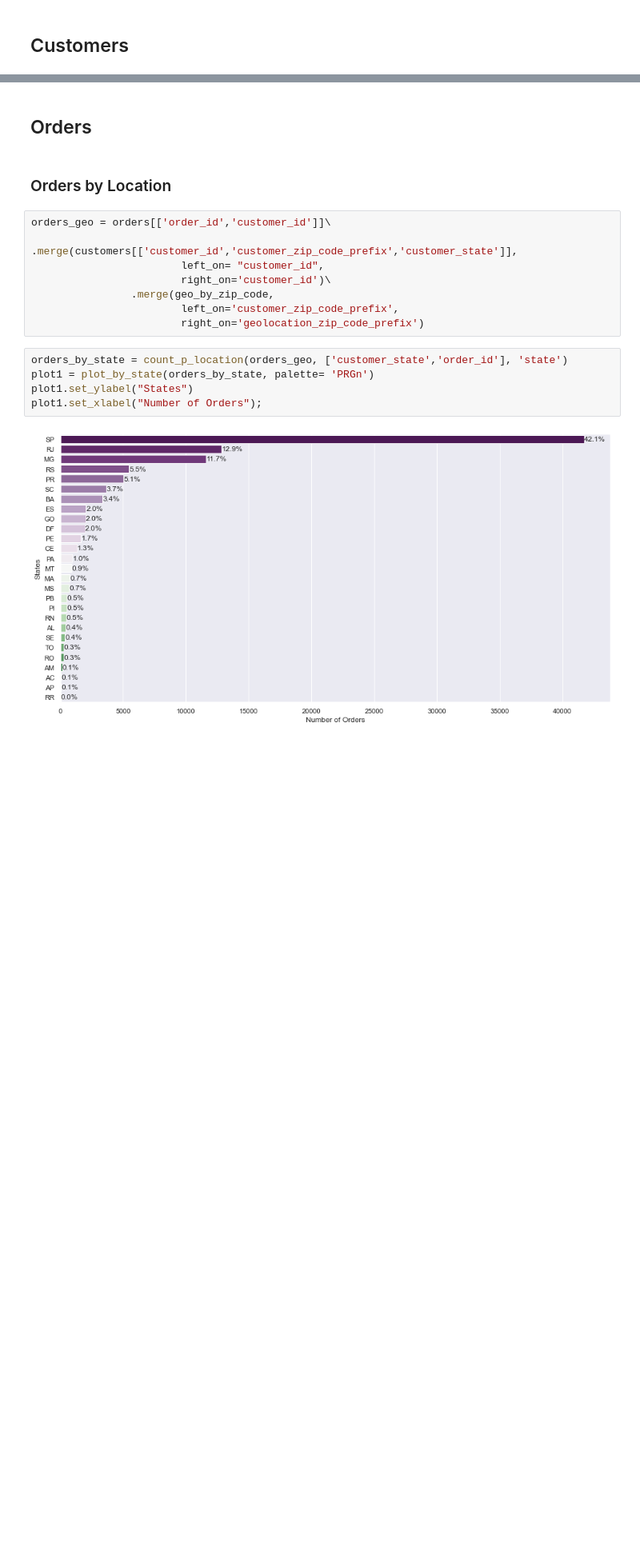
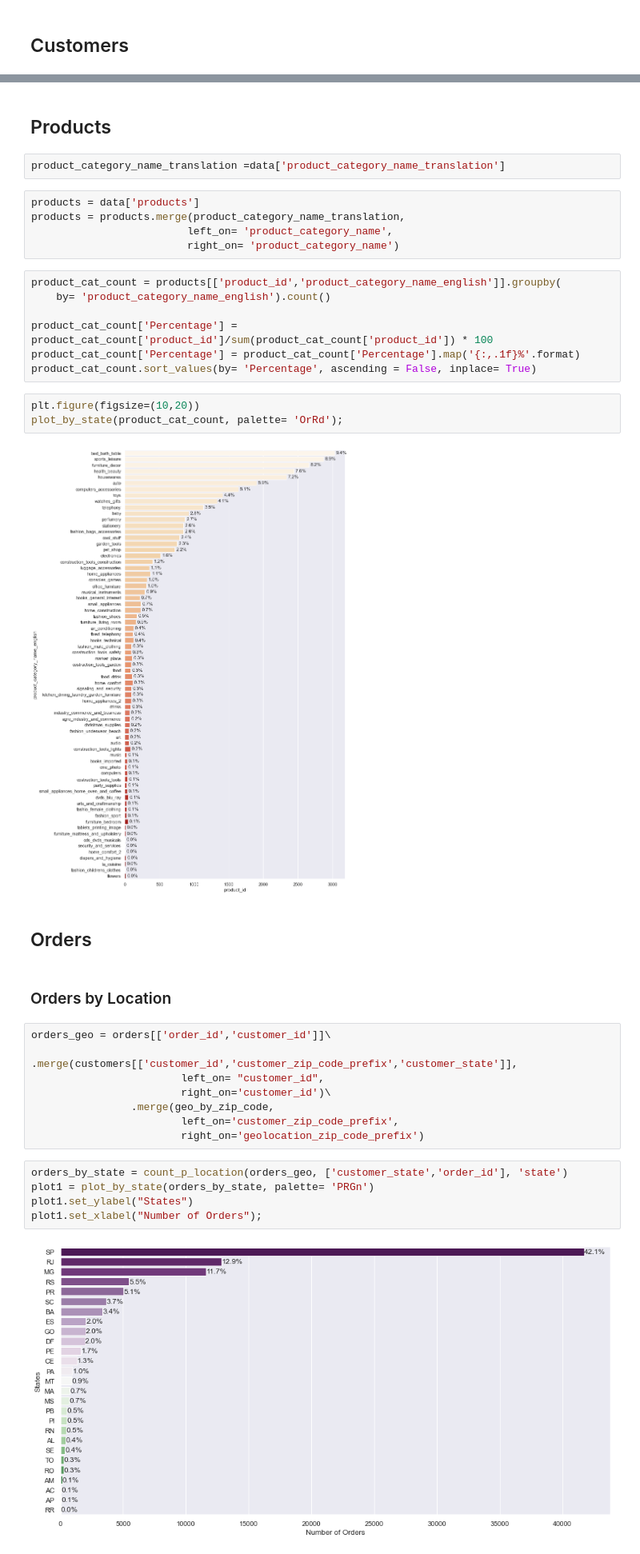
Before and after one commit to honnsey/Olist, a Jupyter notebook: OLIST.ipynb, the cells around one changed output, grey strips where cells are left out. Shown at 80% size. Cells and saved outputs as stored; diff of their text form; blank space fills up the shorter version.

```diff
--- a/OLIST.ipynb
+++ b/OLIST.ipynb
@@ -62,6 +61,27 @@ customers_by_zip_code = count_p_location(customers, ['customer_zip_code_prefix',
 plot_cluster(customers_by_zip_code)
 # %% [output]
 [interactive output not drawn]
+# %% [markdown]
+## Products
+# %%
+product_category_name_translation =data['product_category_name_translation']
+# %%
+products = data['products']
+products = products.merge(product_category_name_translation,
+                         left_on= 'product_category_name',
+                         right_on= 'product_category_name')
+# %%
+product_cat_count = products[['product_id','product_category_name_english']].groupby(
+    by= 'product_category_name_english').count()
+
+product_cat_count['Percentage'] = product_cat_count['product_id']/sum(product_cat_count['product_id']) * 100
+product_cat_count['Percentage'] = product_cat_count['Percentage'].map('{:,.1f}%'.format)
+product_cat_count.sort_values(by= 'Percentage', ascending = False, inplace= True)
+# %%
+plt.figure(figsize=(10,20))
+plot_by_state(product_cat_count, palette= 'OrRd');
+# %% [output]
+[figure, added]
 # %% [markdown]
 ## Orders
 # %% [markdown]
```
Also changed, not shown: parts of 26 cells of this notebook, 2 other files.
